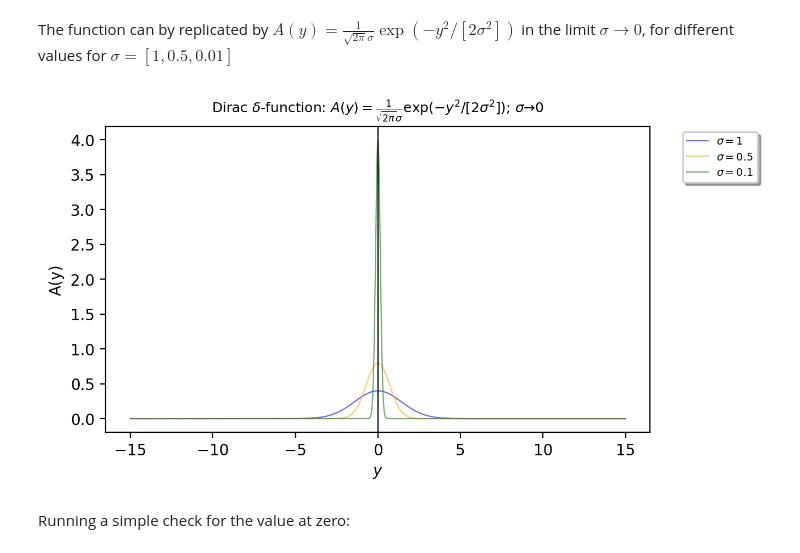
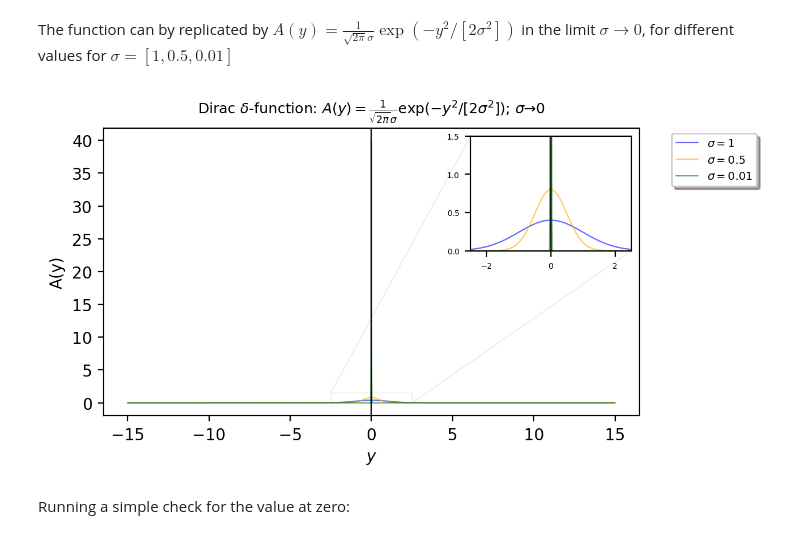
Before and after one commit to zelenelez/brownian_motion_simulations, a Jupyter notebook: _build/jupyter_execute/02/2_d-comb.ipynb, the cells around one changed output. Cells and saved outputs as stored; diff of their text form; code cells hidden in the pictures.

Commit message:
Add zoom in on dirac function plot

```diff
--- a/_build/jupyter_execute/02/2_d-comb.ipynb
+++ b/_build/jupyter_execute/02/2_d-comb.ipynb
@@ -53,6 +53,7 @@ from matplotlib.ticker import (MultipleLocator, AutoMinorLocator)
 import plotly.graph_objs as go
 import random
 warnings.filterwarnings("ignore")
+from mpl_toolkits.axes_grid1.inset_locator import mark_inset, inset_axes, zoomed_inset_axes
 
 %matplotlib inline
 
@@ -62,43 +63,71 @@ y = np.arange(-15,15,0.01)
 
 # Calculate PDF for t=1, t=2 $ t=10
 x_0 = 0
-sig = [1, 0.5, 0.1]
-f1 = 1/(2*np.pi)**0.5 * np.exp(-(y)**2/(2*sig[0])**2) / sig[0]
-f2 = 1/(2*np.pi)**0.5 * np.exp(-(y)**2/(2*sig[1])**2) / sig[1]
-f3 = 1/(2*np.pi)**0.5 * np.exp(-(y)**2/(2*sig[2])**2) / sig[2]
+sig = [1, 0.5, 0.01]
+f1 = 1/(2*np.pi)**0.5 * np.exp(-(y)**2/(2*sig[0]**2)) / sig[0]
+f2 = 1/(2*np.pi)**0.5 * np.exp(-(y)**2/(2*sig[1]**2)) / sig[1]
+f3 = 1/(2*np.pi)**0.5 * np.exp(-(y)**2/(2*sig[2]**2)) / sig[2]
 
 # t=1
 plt.plot(y, f1, linewidth=0.8, alpha=0.6, label=r"$\sigma=${}".format(sig[0]), color="blue")
 
 # t=2
 plt.plot(y, f2, linewidth=0.8, alpha=0.6, label=r"$\sigma=${}".format(sig[1]), color="orange")
 
 # t=10
 plt.plot(y, f3, linewidth=0.8, alpha=0.6, label=r"$\sigma=${}".format(sig[2]), color="green")
 
 
 # Plot lines for reference
 plt.axvline(x=0, linewidth=0.8, alpha=1, color="black")
 # plt.axvline(x=V, linewidth=0.8, alpha=0.5, color="green", linestyle='--', label=r'$V$')
 
+plt.title(
+    r"Dirac $\delta$-function: $A(y) = \frac{1}{\sqrt{2\pi}\sigma}\exp(-y^2/[2\sigma^2])$; $\sigma\to 0$",
+    fontsize=9, pad=9)
 
 # Add legend if comparing values
 plt.legend(bbox_to_anchor=(1.05, 1.0),
            loc='upper left',
            fancybox=True,
            shadow=True,
            fontsize='x-small')
 
 plt.ylabel(r"A(y)")
 plt.xlabel(r"$y$")
-plt.title(
-    r"Dirac $\delta$-function: $A(y) = \frac{1}{\sqrt{2\pi}\sigma}\exp(-y^2/[2\sigma^2])$; $\sigma\to 0$",
-    fontsize=9, pad=9)
-plt.tight_layout(pad=1.9)
+
+axins = inset_axes(ax,
+                  width="30%", # width = 30% of parent_bbox
+                  height=1., # height : 1 inch
+                  loc=1)
+
+# t=1
+axins.plot(y, f1, linewidth=0.8, alpha=0.6, label=r"$\sigma=${}".format(sig[0]), color="blue")
+
+# t=2
+axins.plot(y, f2, linewidth=0.8, alpha=0.6, label=r"$\sigma=${}".format(sig[1]), color="orange")
+
+# t=10
+axins.plot(y, f3, linewidth=0.8, alpha=0.6, label=r"$\sigma=${}".format(sig[2]), color="green")
+
+
+# Plot lines for reference
+axins.axvline(x=0, linewidth=0.8, alpha=1, color="black")
+
+# x1, x2, y1, y2 = -1.5, -0.9, -2.5, -1.9
+axins.set_xlim(-2.5, 2.5)
+axins.set_ylim(0, 1.5)
+
+plt.xticks(fontsize=5)
+plt.yticks(fontsize=5)
+
+mark_inset(ax, axins, loc1=2, loc2=4, fc="none", ec="0.5", alpha=0.2, linewidth=0.5)
+
+plt.tight_layout(pad=2.9)
 ax.tick_params(direction="in", which='minor', length=1.5, top=True, right=True)
 plt.show()
 # %% [output]
-[figure, old version]
+[figure, new version]
 # %% [markdown]
 Running a simple check for the value at zero:
 # %%
```
Also changed, not shown: parts of 1 cell of this notebook, 11 other files.
